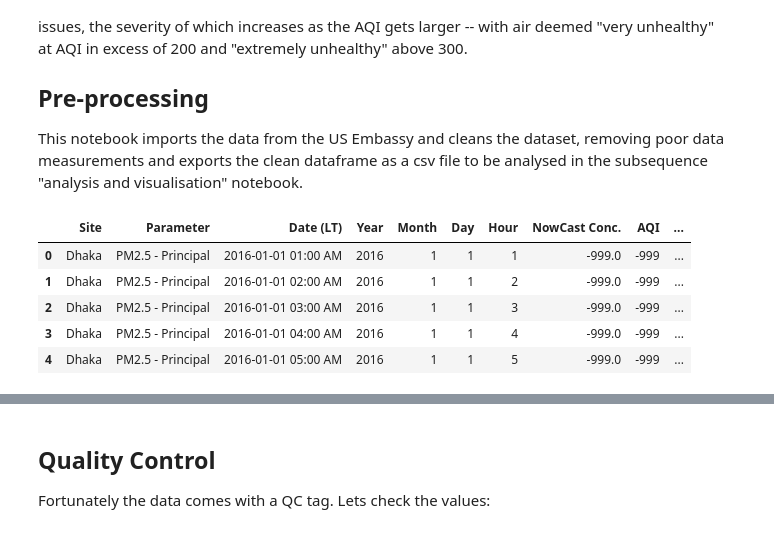
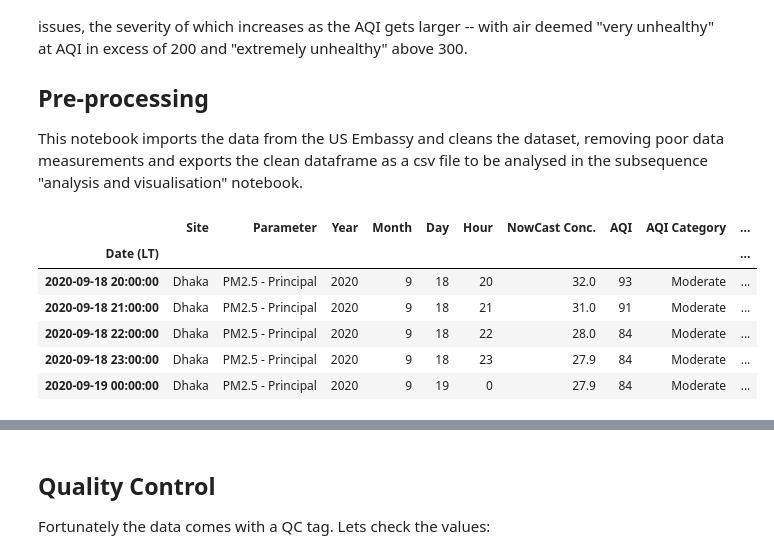
Before and after one commit to TSGreen/bangladesh-air-quality, a Jupyter notebook: notebooks/pre-processing.ipynb, the cells around one changed output, grey strips where cells are left out. Saved outputs shown, nothing was run; the diff lists cells and outputs as text; code cells hidden in the pictures.

```diff
--- a/notebooks/pre-processing.ipynb
+++ b/notebooks/pre-processing.ipynb
@@ -16,18 +17,22 @@ from pathlib import Path
+# %%
+today = datetime.today()
 # %%
-years = '2016, 2017, 2018, 2019, 2020'.split(', ')
-datapath = Path('../data/')
-df = pd.concat([pd.read_csv(f'{datapath}/Dhaka_PM2.5_{year}_YTD.csv') for year in years])
-df = pd.concat([df, pd.read_csv(f'{datapath}/Dhaka_PM2.5_2020_08_MTD.csv')])
+years = [*range(2016, today.year+1)]
+datapath = Path.cwd().parent.joinpath('data')
+month = str(f'{today.month:02d}')
+df = pd.concat([pd.read_csv(f'{datapath}/Dhaka_PM2.5_{year}_YTD.csv', parse_dates=['Date (LT)'], index_col='Date (LT)') for year in years])
+df = pd.concat([df, pd.read_csv(f'{datapath}/Dhaka_PM2.5_{today.year}_{month}_MTD.csv', parse_dates=['Date (LT)'], index_col='Date (LT)')])
 # %%
 # print(f'Number of measurements with AQI < 0 which is impossible unless measurement error: {len(df[df["AQI"]<0])}')
 # print(f'Total number of measurements: {len(df)}, so bad data is {round(100*len(df[df["AQI"]<0])/len(df),2)} %' )
 # %%
-df.head()
+df.tail()
 # %% [output]
-|  | Site | Parameter | Date (LT) | Year | Month | Day | Hour | NowCast Conc. | AQI | ... |
-| 0 | Dhaka | PM2.5 - Principal | 2016-01-01 01:00 AM | 2016 | 1 | 1 | 1 | -999.0 | -999 | ... |
-| 1 | Dhaka | PM2.5 - Principal | 2016-01-01 02:00 AM | 2016 | 1 | 1 | 2 | -999.0 | -999 | ... |
-| 2 | Dhaka | PM2.5 - Principal | 2016-01-01 03:00 AM | 2016 | 1 | 1 | 3 | -999.0 | -999 | ... |
-| 3 | Dhaka | PM2.5 - Principal | 2016-01-01 04:00 AM | 2016 | 1 | 1 | 4 | -999.0 | -999 | ... |
-| 4 | Dhaka | PM2.5 - Principal | 2016-01-01 05:00 AM | 2016 | 1 | 1 | 5 | -999.0 | -999 | ... |
+|  | Site | Parameter | Year | Month | Day | Hour | NowCast Conc. | AQI | AQI Category | ... |
+| Date (LT) |  |  |  |  |  |  |  |  |  | ... |
+| 2020-09-18 20:00:00 | Dhaka | PM2.5 - Principal | 2020 | 9 | 18 | 20 | 32.0 | 93 | Moderate | ... |
+| 2020-09-18 21:00:00 | Dhaka | PM2.5 - Principal | 2020 | 9 | 18 | 21 | 31.0 | 91 | Moderate | ... |
+| 2020-09-18 22:00:00 | Dhaka | PM2.5 - Principal | 2020 | 9 | 18 | 22 | 28.0 | 84 | Moderate | ... |
+| 2020-09-18 23:00:00 | Dhaka | PM2.5 - Principal | 2020 | 9 | 18 | 23 | 27.9 | 84 | Moderate | ... |
+| 2020-09-19 00:00:00 | Dhaka | PM2.5 - Principal | 2020 | 9 | 19 | 0 | 27.9 | 84 | Moderate | ... |
 # %%
```
Also changed, not shown: parts of 15 cells of this notebook, 8 other files.
